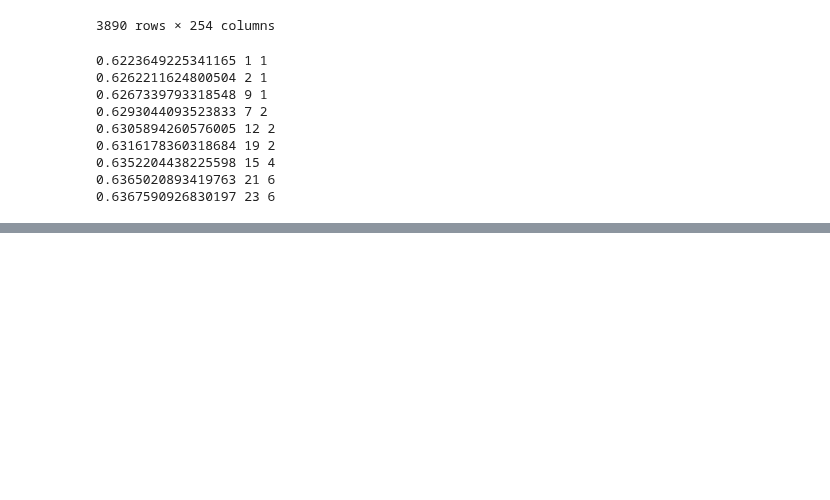
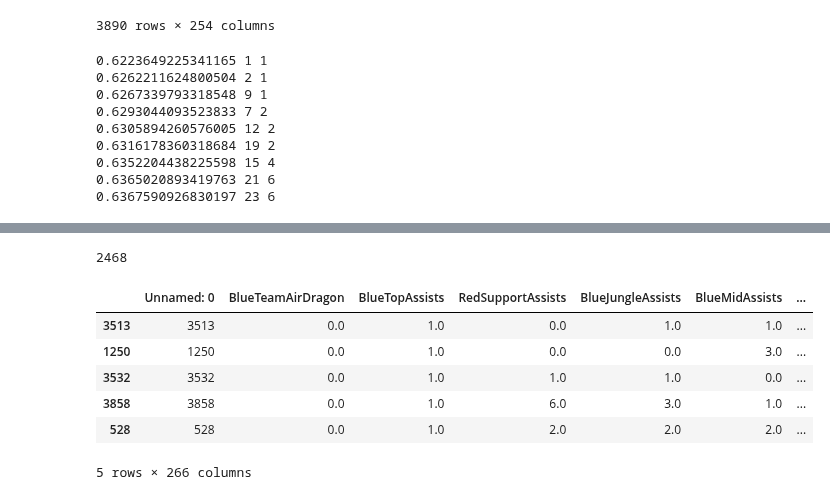
Before and after one commit to codeup-germain/Esports-Analysis, a Jupyter notebook: chavez/Clustering Part 2.ipynb, the cells around one changed output, grey strips where cells are left out. Saved outputs shown, nothing was run; the diff lists cells and outputs as text; code cells hidden in the pictures; blank space fills up the shorter version.

Commit message:
Working on prepare and acquire

```diff
--- a/chavez/Clustering Part 2.ipynb
+++ b/chavez/Clustering Part 2.ipynb
@@ -1310,0 +1509,18 @@ for leaf in range(1, 25):
+# %%
+df = pd.read_csv("final_10.csv")
+# %%
+len(df)
+# %% [output]
+2468
+# %%
+train, test = prepare(df)
+# %%
+train.head()
+# %% [output]
+|  | Unnamed: 0 | BlueTeamAirDragon | BlueTopAssists | RedSupportAssists | BlueJungleAssists | BlueMidAssists | ... |
+| 3513 | 3513 | 0.0 | 1.0 | 0.0 | 1.0 | 1.0 | ... |
+| 1250 | 1250 | 0.0 | 1.0 | 0.0 | 0.0 | 3.0 | ... |
+| 3532 | 3532 | 0.0 | 1.0 | 1.0 | 1.0 | 0.0 | ... |
+| 3858 | 3858 | 0.0 | 1.0 | 6.0 | 3.0 | 1.0 | ... |
+| 528 | 528 | 0.0 | 1.0 | 2.0 | 2.0 | 2.0 | ... |
+5 rows × 266 columns
```
Also changed, not shown: parts of 27 cells of this notebook, 4 other files.
